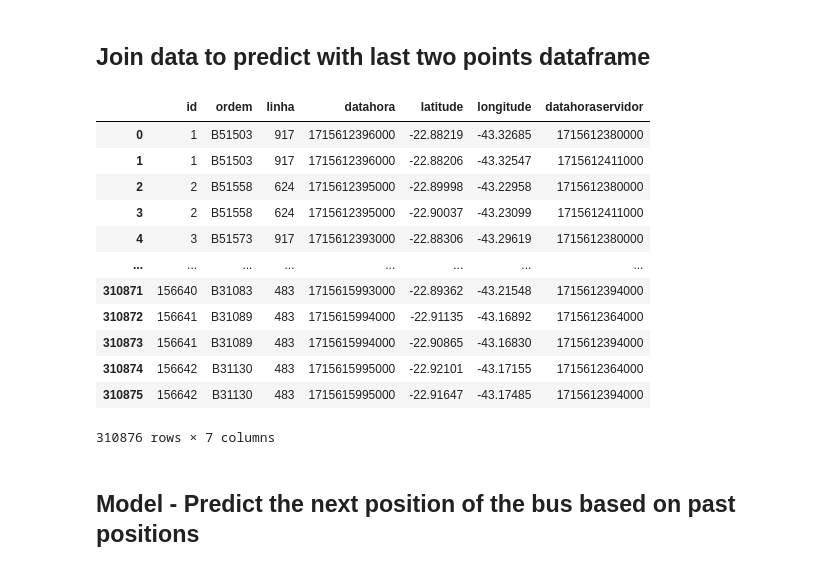
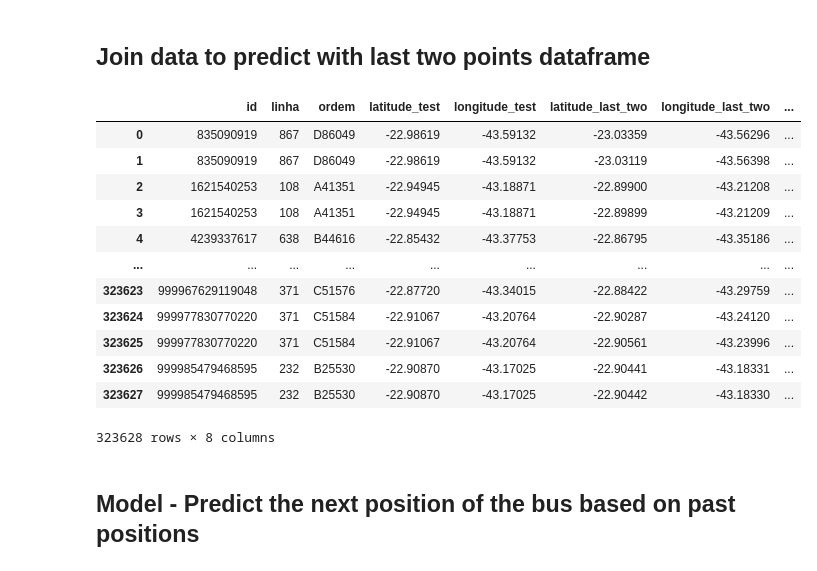
Before and after one commit to PedroSiqueira1/predict_bus_data, a Jupyter notebook: predict_time.ipynb, the cells around one changed output. Drawn from its saved outputs; the diff is of its cells as text; code cells hidden in the pictures.

```diff
--- a/predict_time.ipynb
+++ b/predict_time.ipynb
@@ -16,19 +19,21 @@ please provide us feedback at https://github.com/pandas-dev/pandas/issues/54466
 ## Load the data
 # %%
 train_files = [
-    "validation/2024-05-13/2024-05-13_11.json",
-    "validation/2024-05-13/2024-05-13_12.json",
-
+    "final/2024-05-16/2024-05-16_10.json",
+    "final/2024-05-16/2024-05-16_11.json",
 ]
 
 test_files = [
-    "validation/2024-05-13/treino-2024-05-13_13.json",
+    "final/2024-05-16/teste-2024-05-16_12.json",
 ]
 
 answer_files = [
-    "validation/2024-05-13/resposta-2024-05-13_13.json"
+    "validation/2024-05-16/resposta-2024-05-15_08.json"
 ]
-train = pd.read_json(train_files[0], encoding='latin-1')
+train1 = pd.read_json(train_files[0], encoding='latin-1')
+train2 = pd.read_json(train_files[1], encoding='latin-1')
+
+train = pd.concat([train1, train2])
 test = pd.read_json(test_files[0], encoding='latin-1')
 # %% [markdown]
 ## Filter data
@@ -63,26 +68,28 @@ df_last_two = df_last_two[['ordem','linha','latitude','longitude','datahoraservi
 ## Join data to predict with last two points dataframe
 # %%
 test['linha'] = test['linha'].astype(str)
+test['latitude'] = test['latitude'].str.replace(',', '.').astype(float)
+test['longitude'] = test['longitude'].str.replace(',', '.').astype(float)
 
 df_test = test[test['linha'].isin(valid_linhas)]
 
 # Join the two dataframes
-join_df = pd.merge(df_test, df_last_two, on=['ordem','linha'], how='inner')
+join_df = pd.merge(df_test, df_last_two, on=['ordem','linha'], how='inner', suffixes=('_test', '_last_two'))
 join_df
 # %% [output]
-|  | id | ordem | linha | datahora | latitude | longitude | datahoraservidor |
-| 0 | 1 | B51503 | 917 | 1715612396000 | -22.88219 | -43.32685 | 1715612380000 |
-| 1 | 1 | B51503 | 917 | 1715612396000 | -22.88206 | -43.32547 | 1715612411000 |
-| 2 | 2 | B51558 | 624 | 1715612395000 | -22.89998 | -43.22958 | 1715612380000 |
-| 3 | 2 | B51558 | 624 | 1715612395000 | -22.90037 | -43.23099 | 1715612411000 |
-| 4 | 3 | B51573 | 917 | 1715612393000 | -22.88306 | -43.29619 | 1715612380000 |
-| ... | ... | ... | ... | ... | ... | ... | ... |
-| 310871 | 156640 | B31083 | 483 | 1715615993000 | -22.89362 | -43.21548 | 1715612394000 |
-| 310872 | 156641 | B31089 | 483 | 1715615994000 | -22.91135 | -43.16892 | 1715612364000 |
-| 310873 | 156641 | B31089 | 483 | 1715615994000 | -22.90865 | -43.16830 | 1715612394000 |
-| 310874 | 156642 | B31130 | 483 | 1715615995000 | -22.92101 | -43.17155 | 1715612364000 |
-| 310875 | 156642 | B31130 | 483 | 1715615995000 | -22.91647 | -43.17485 | 1715612394000 |
+|  | id | linha | ordem | latitude_test | longitude_test | latitude_last_two | longitude_last_two | ... |
+| 0 | 835090919 | 867 | D86049 | -22.98619 | -43.59132 | -23.03359 | -43.56296 | ... |
+| 1 | 835090919 | 867 | D86049 | -22.98619 | -43.59132 | -23.03119 | -43.56398 | ... |
+| 2 | 1621540253 | 108 | A41351 | -22.94945 | -43.18871 | -22.89900 | -43.21208 | ... |
+| 3 | 1621540253 | 108 | A41351 | -22.94945 | -43.18871 | -22.89899 | -43.21209 | ... |
+| 4 | 4239337617 | 638 | B44616 | -22.85432 | -43.37753 | -22.86795 | -43.35186 | ... |
+| ... | ... | ... | ... | ... | ... | ... | ... | ... |
+| 323623 | 999967629119048 | 371 | C51576 | -22.87720 | -43.34015 | -22.88422 | -43.29759 | ... |
+| 323624 | 999977830770220 | 371 | C51584 | -22.91067 | -43.20764 | -22.90287 | -43.24120 | ... |
+| 323625 | 999977830770220 | 371 | C51584 | -22.91067 | -43.20764 | -22.90561 | -43.23996 | ... |
+| 323626 | 999985479468595 | 232 | B25530 | -22.90870 | -43.17025 | -22.90441 | -43.18331 | ... |
+| 323627 | 999985479468595 | 232 | B25530 | -22.90870 | -43.17025 | -22.90442 | -43.18330 | ... |
-310876 rows × 7 columns
+323628 rows × 8 columns
 # %% [markdown]
 ## Model - Predict the next position of the bus based on past positions
 # %%
```
Also changed, not shown: parts of 28 cells of this notebook, 1 other file.
